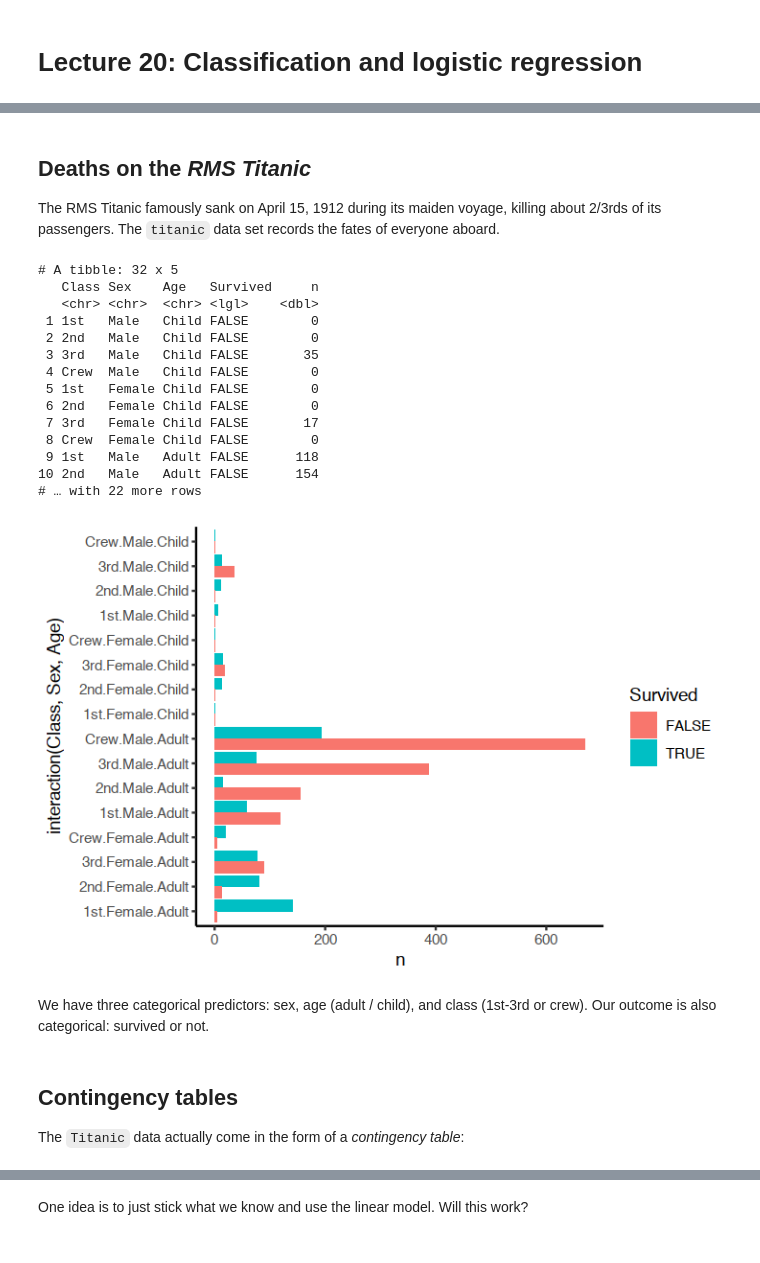
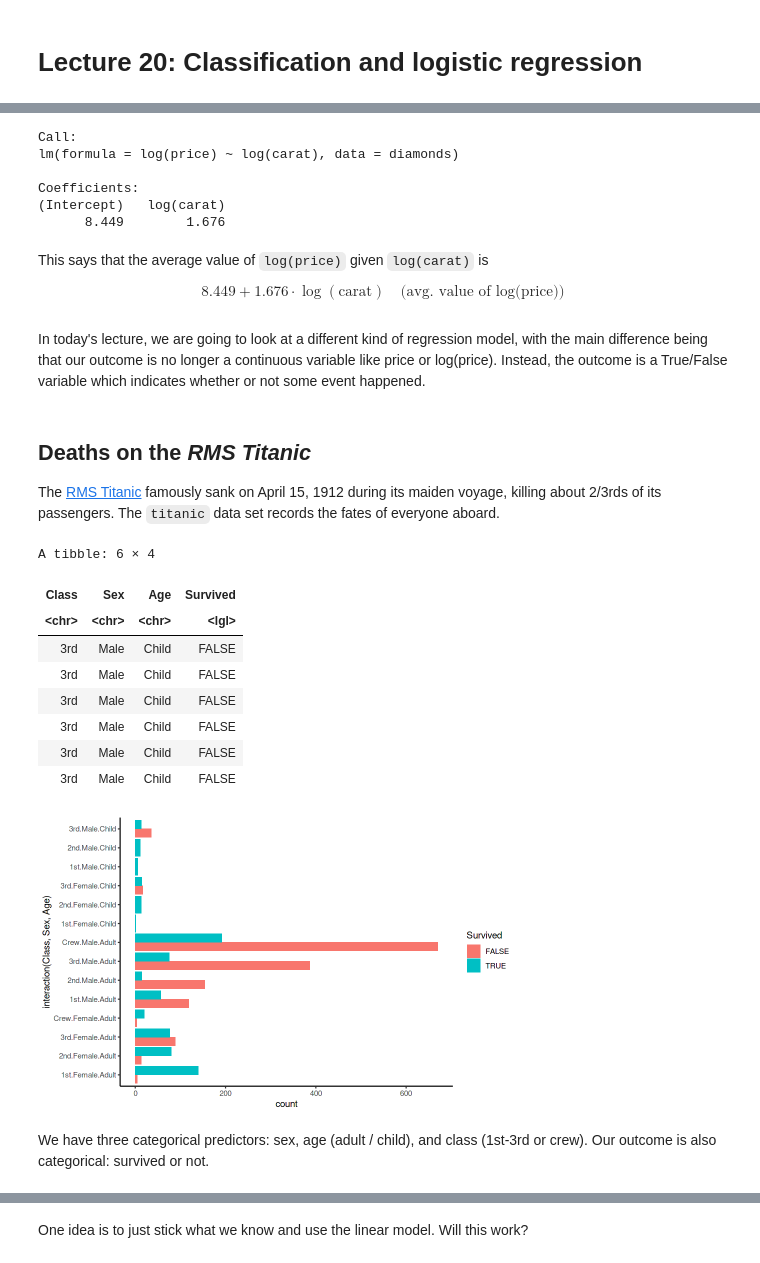
Before and after one commit to stats306/w23, a Jupyter notebook: lectures/week14/lecture20.ipynb, the cells around one changed output, grey strips where cells are left out. Saved outputs shown, nothing was run; the diff lists cells and outputs as text; code cells hidden in the pictures.

Commit message:
lecture 20 draft

```diff
--- a/lectures/week14/lecture20.ipynb
+++ b/lectures/week14/lecture20.ipynb
@@ -19,32 +39,40 @@ In this lecture we'll study techniques for modeling categorical outcomes, as wel
+# %%
+lm(log(price) ~ log(carat), diamonds)
+# %% [output]
+Call:
+lm(formula = log(price) ~ log(carat), data = diamonds)
+
+Coefficients:
+(Intercept)   log(carat)
+      8.449        1.676
+# %% [markdown]
+This says that the average value of `log(price)` given `log(carat)` is
+
+$$8.449 + 1.676 \cdot \log(\text{carat})\quad\text{(avg. value of log(price))}$$
+# %% [markdown]
+In today's lecture, we are going to look at a different kind of regression model, with the main difference being that our outcome is no longer a continuous variable like price or log(price). Instead, the outcome is a True/False variable which indicates whether or not some event happened.
 # %% [markdown]
 ## Deaths on the *RMS Titanic*
-The RMS Titanic famously sank on April 15, 1912 during its maiden voyage, killing about 2/3rds of its passengers. The `titanic` data set records the fates of everyone aboard.
+The [RMS Titanic](https://en.wikipedia.org/wiki/Titanic) famously sank on April 15, 1912 during its maiden voyage, killing about 2/3rds of its passengers. The `titanic` data set records the fates of everyone aboard.
 # %%
 data(Titanic)
-titanic_df <- Titanic %>% as_tibble %>%
-    mutate(Survived = Survived == "Yes") %>% print
+titanic_df <- Titanic %>% as_tibble %>% mutate(Survived = Survived == "Yes")
+titanic_df <- titanic_df[rep(row.names(titanic_df), titanic_df$n), -5]
+titanic_df %>% head
 # %% [output]
-# A tibble: 32 x 5
-   Class Sex    Age   Survived     n
-   <chr> <chr>  <chr> <lgl>    <dbl>
- 1 1st   Male   Child FALSE        0
- 2 2nd   Male   Child FALSE        0
- 3 3rd   Male   Child FALSE       35
- 4 Crew  Male   Child FALSE        0
- 5 1st   Female Child FALSE        0
- 6 2nd   Female Child FALSE        0
- 7 3rd   Female Child FALSE       17
- 8 Crew  Female Child FALSE        0
- 9 1st   Male   Adult FALSE      118
-10 2nd   Male   Adult FALSE      154
-# … with 22 more rows
+A tibble: 6 × 4
+| Class | Sex | Age | Survived |
+| <chr> | <chr> | <chr> | <lgl> |
+| 3rd | Male | Child | FALSE |
+| 3rd | Male | Child | FALSE |
+| 3rd | Male | Child | FALSE |
+| 3rd | Male | Child | FALSE |
+| 3rd | Male | Child | FALSE |
+| 3rd | Male | Child | FALSE |
 # %%
-ggplot(titanic_df) + geom_col(aes(x=interaction(Class, Sex, Age), y=n, fill=Survived),
+ggplot(titanic_df) + geom_bar(aes(x=interaction(Class, Sex, Age), fill=Survived),
                               position='dodge') + coord_flip()
 # %% [output]
-[figure, old version]
+[figure, new version]
 # %% [markdown]
 We have three categorical predictors: sex, age (adult / child), and class (1st-3rd or crew). Our outcome is also categorical: survived or not.
-# %% [markdown]
-## Contingency tables
-The `Titanic` data actually come in the form of a *contingency table*:
```
Also changed, not shown: parts of 121 cells of this notebook.
